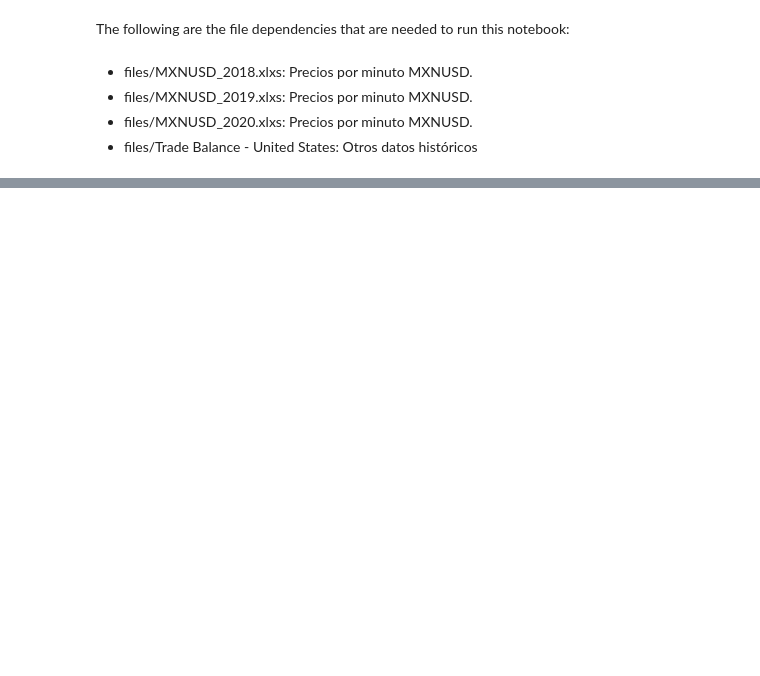
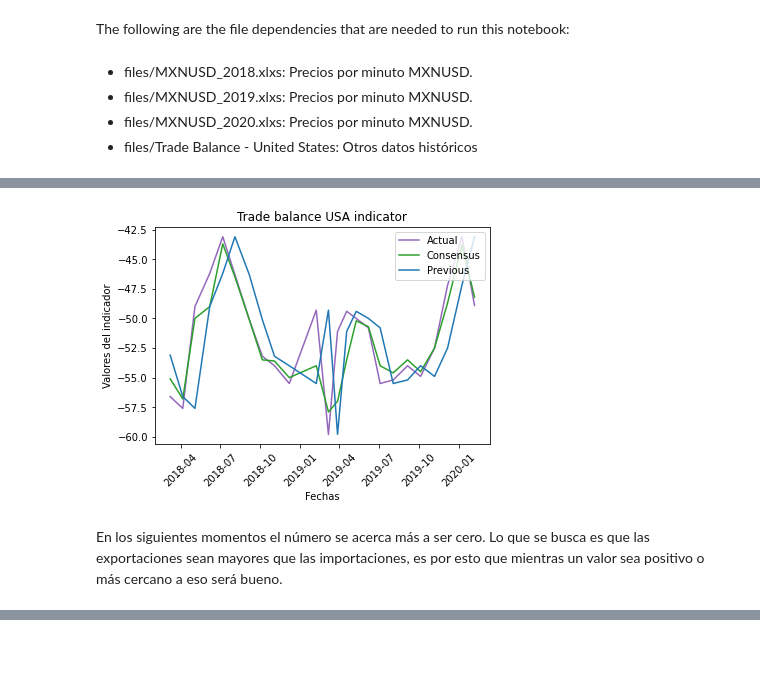
Before and after one commit to jesusalvarezc/FInal_Project, a Jupyter notebook: notebook.ipynb, the cells around one changed output, grey strips where cells are left out. Cells and saved outputs as stored; diff of their text form; code cells hidden in the pictures; blank space fills up the shorter version.

```diff
--- a/notebook.ipynb
+++ b/notebook.ipynb
@@ -65,0 +74,3 @@ import sys
+# %%
+ind = dt.f_leer_archivos("Trade Balance - United States.csv")
+ind
@@ -65,0 +144,6 @@ import sys
+# %%
+graf_ind = vs.graf_ind(ind)
+# %% [output]
+[figure, added]
+# %% [markdown]
+En los siguientes momentos el número se acerca más a ser cero. Lo que se busca es que las exportaciones sean mayores que las importaciones, es por esto que mientras un valor sea positivo o más cercano a eso será bueno.
```
Also changed, not shown: parts of 61 cells of this notebook, 4 other files.
